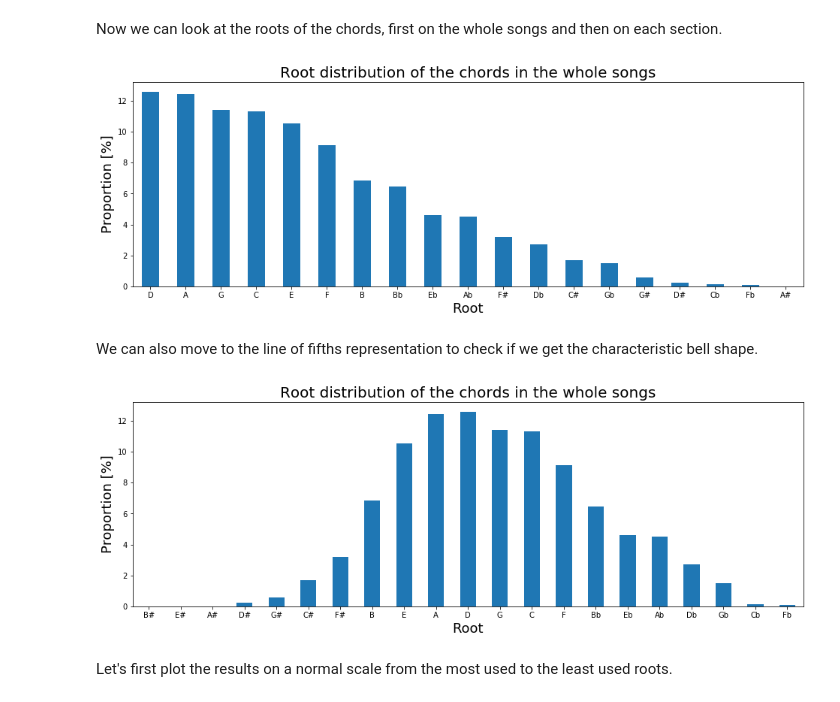
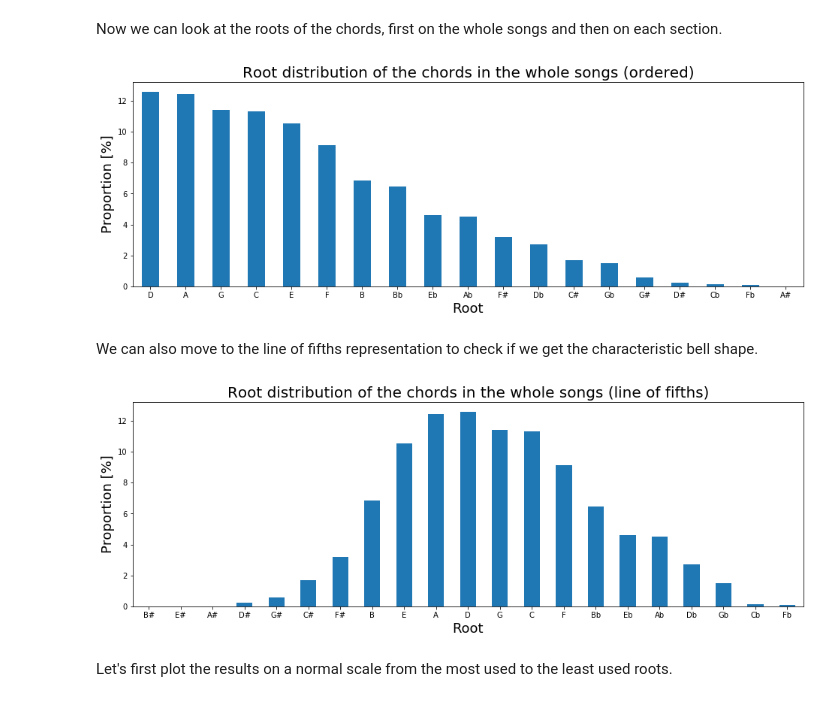
Before and after one commit to GiacomoAlliata/DigitalMusicologyProject, a Jupyter notebook: data_preprocessing.ipynb, the cells around one changed output. Saved outputs shown, nothing was run; the diff lists cells and outputs as text; code cells hidden in the pictures.

```diff
--- a/data_preprocessing.ipynb
+++ b/data_preprocessing.ipynb
@@ -504,0 +528,3 @@ df = collection_df[['song_id', 'title', 'artist', 'section_type', 'sequence_id',
+# %%
+collection_df["relative_root_tpc"] =\
+collection_df.apply(lambda row: (row["root_tpc"] - TPC_DIC.get(row["tonic"]))%12,axis = 1)
@@ -504,0 +547,3 @@ df = collection_df[['song_id', 'title', 'artist', 'section_type', 'sequence_id',
+# %%
+collection_df = collection_df.fillna({REPETITION:0})
+collection_df = collection_df.fillna({REPETITION:0})
@@ -504,0 +582,7 @@ df = collection_df[['song_id', 'title', 'artist', 'section_type', 'sequence_id',
+# %%
+# Creation of one-row-per-bit dataframe
+N_SUCC_BEATS = "n_succ_beats"
+
+collection_df[N_SUCC_BEATS] = collection_df.apply(\
+    lambda row: successive_repetition_row(row[METRE], row[DURATION]),axis=1)
+collection_df = collection_df.astype({N_SUCC_BEATS:"Int64"})
@@ -504,0 +603,10 @@ df = collection_df[['song_id', 'title', 'artist', 'section_type', 'sequence_id',
+# %%
+TOTAL_WEIGHT = "total_weight"
+
+collection_df[TOTAL_WEIGHT] = collection_df.apply(\
+    lambda row: weight_row(row[METRE], row[DURATION], row[REPETITION]),axis=1)
+
+collection_df[N_SUCC_BEATS] =  collection_df.apply(\
+    lambda row: successive_repetition_row(row[METRE], row[DURATION]),axis=1)
+
+collection_df = collection_df.astype({TOTAL_WEIGHT: 'Int64',N_SUCC_BEATS: 'Int64'})
@@ -672,38 +817,38 @@ As expected, the two sample data do not violate the null hypothesis because p-va
 # %% [markdown]
 Now we can look at the roots of the chords, first on the whole songs and then on each section.
 # %%
-root_dist = df.root.value_counts()
+root_dist = collection_df.root.value_counts()
 #We remove the missing values (marked with an empty space by our parser)
 root_dist.drop('', inplace = True)
 #Plot
 plt.figure(figsize = (16,5))
 root_dist.map(lambda x: 100 * x / root_dist.sum()).plot(kind = 'bar')
-plt.title('Root distribution of the chords in the whole songs', fontsize = 20)
+plt.title('Root distribution of the chords in the whole songs (ordered)', fontsize = 20)
 plt.xlabel('Root', fontsize = 18)
 plt.xticks(rotation = 'horizontal')
 plt.ylabel('Proportion [%]', fontsize = 18)
 plt.show()
 # %% [output]
-[figure, old version]
+[figure, new version]
 # %% [markdown]
 We can also move to the line of fifths representation to check if we get the characteristic bell shape.
 # %%
-root_dist = df.root.value_counts()
+root_dist = collection_df.root.value_counts()
 #Let's move to the line of fifths
 fifths_line = ['B#', 'E#', 'A#', 'D#', 'G#', 'C#', 'F#',
                'B', 'E', 'A', 'D', 'G', 'C', 'F',
                'Bb', 'Eb', 'Ab', 'Db', 'Gb', 'Cb', 'Fb']
 root_dist = pd.Series(index = fifths_line, data = root_dist).fillna(0)
 #Plot
 plt.figure(figsize = (16,5))
 root_dist.map(lambda x: 100 * x / root_dist.sum()).plot(kind = 'bar')
-plt.title('Root distribution of the chords in the whole songs', fontsize = 20)
+plt.title('Root distribution of the chords in the whole songs (line of fifths)', fontsize = 20)
 plt.xlabel('Root', fontsize = 18)
 plt.xticks(rotation = 'horizontal')
 plt.ylabel('Proportion [%]', fontsize = 18)
 plt.show()
 # %% [output]
-[figure, old version]
+[figure, new version]
 # %%
 def root_distribution_section(section = 'verse', index = 1, fifths = True):
     root_dist = df[df.section_type == section].root.value_counts()
```
Also changed, not shown: parts of 38 cells of this notebook.
